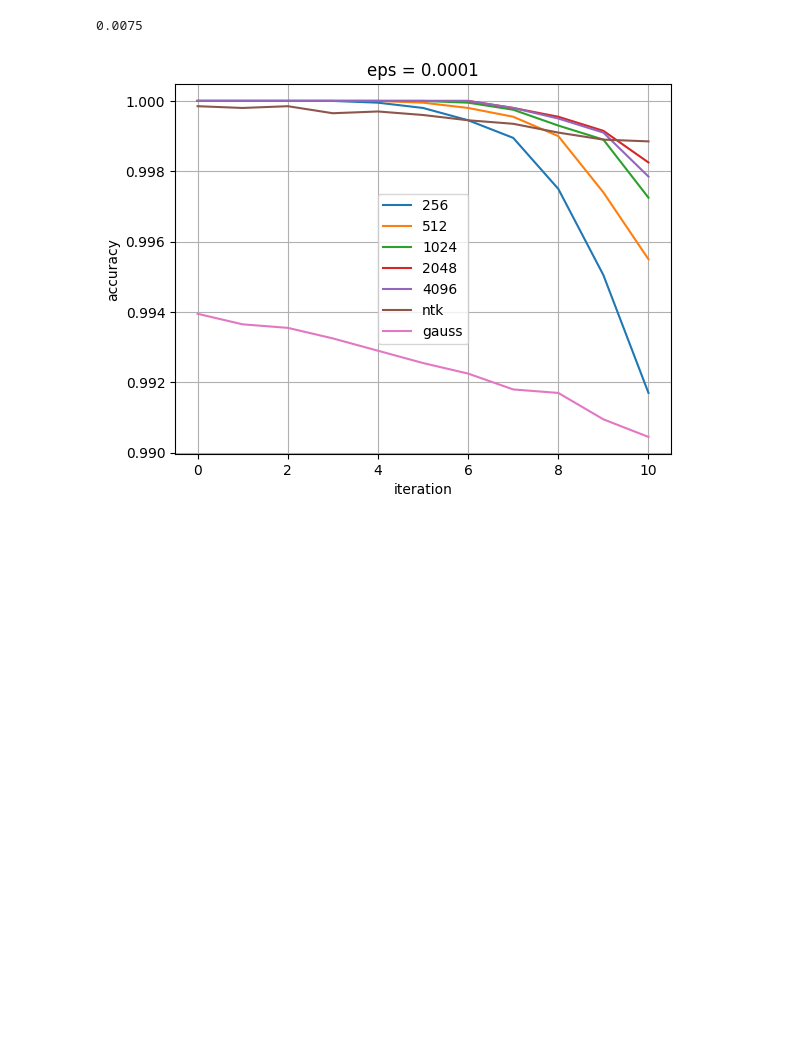
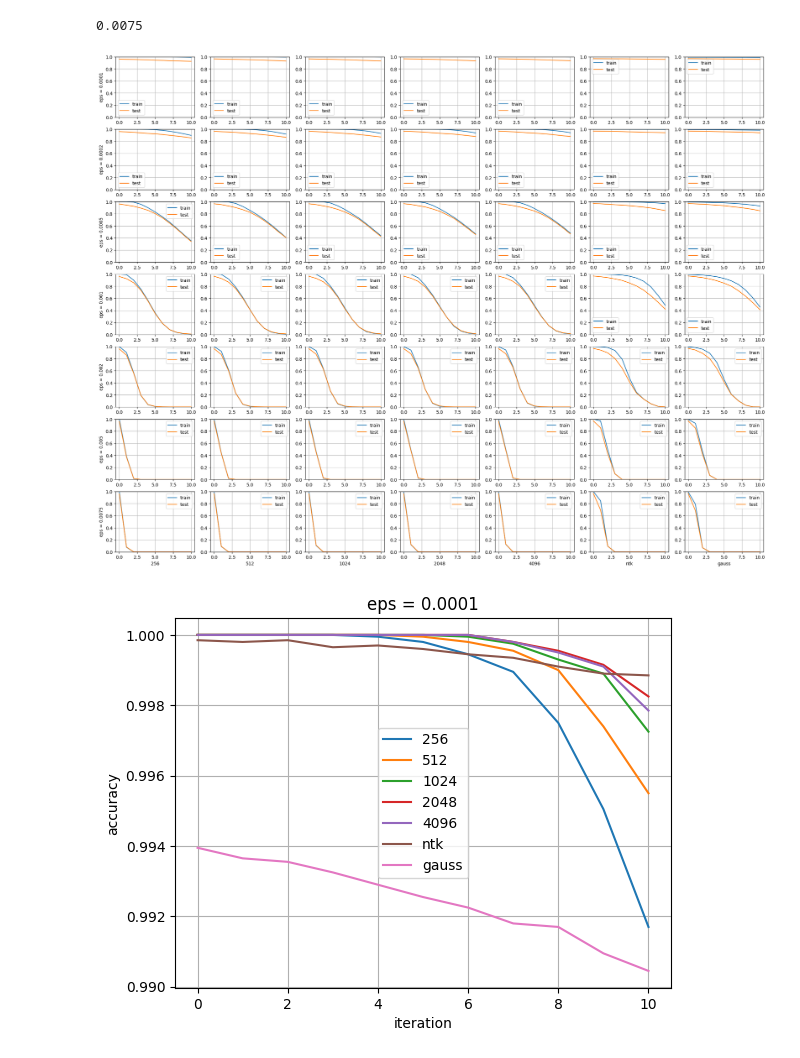
Before and after one commit to reppy4620/exp_ntk, a Jupyter notebook: exp_nt/03_xentropy/adv/comp_acc.ipynb, the cells around one changed output. Saved outputs shown, nothing was run; the diff lists cells and outputs as text; code cells hidden in the pictures; blank space fills up the shorter version.

```diff
--- a/exp_nt/03_xentropy/adv/comp_acc.ipynb
+++ b/exp_nt/03_xentropy/adv/comp_acc.ipynb
@@ -304,6 +304,31 @@ for epsilon in epsilons:
 0.002
 0.005
 0.0075
+# %%
+def plot_matrix():
+    fig = plt.figure(figsize=(26, 20))
+    nrow = len(epsilons)
+    ncol = len(label_list)
+    cnt = 1
+    for i, (eps, d) in enumerate(acc_dict.items()):
+        for j, (model_name, accs) in enumerate(d.items()):
+            plt.subplot(nrow, ncol, cnt)
+            plt.plot(accs['train'], label='train')
+            plt.plot(accs['test'], label='test')
+            cnt += 1
+            plt.grid()
+            plt.legend()
+            plt.ylim(0, 1)
+            if i == ncol - 1:
+                plt.xlabel(f'{model_name}')
+            if j == 0:
+                plt.ylabel(f'eps = {eps}')
+    plt.show()
+    plt.close()
+# %%
+plot_matrix()
+# %% [output]
+[figure, added]
 # %%
 def plot_per_epsilon(epsilon, train=True):
     for k, v in acc_dict[str(epsilon)].items():
```
Also changed, not shown: parts of 1 cell of this notebook, 15 other files.
